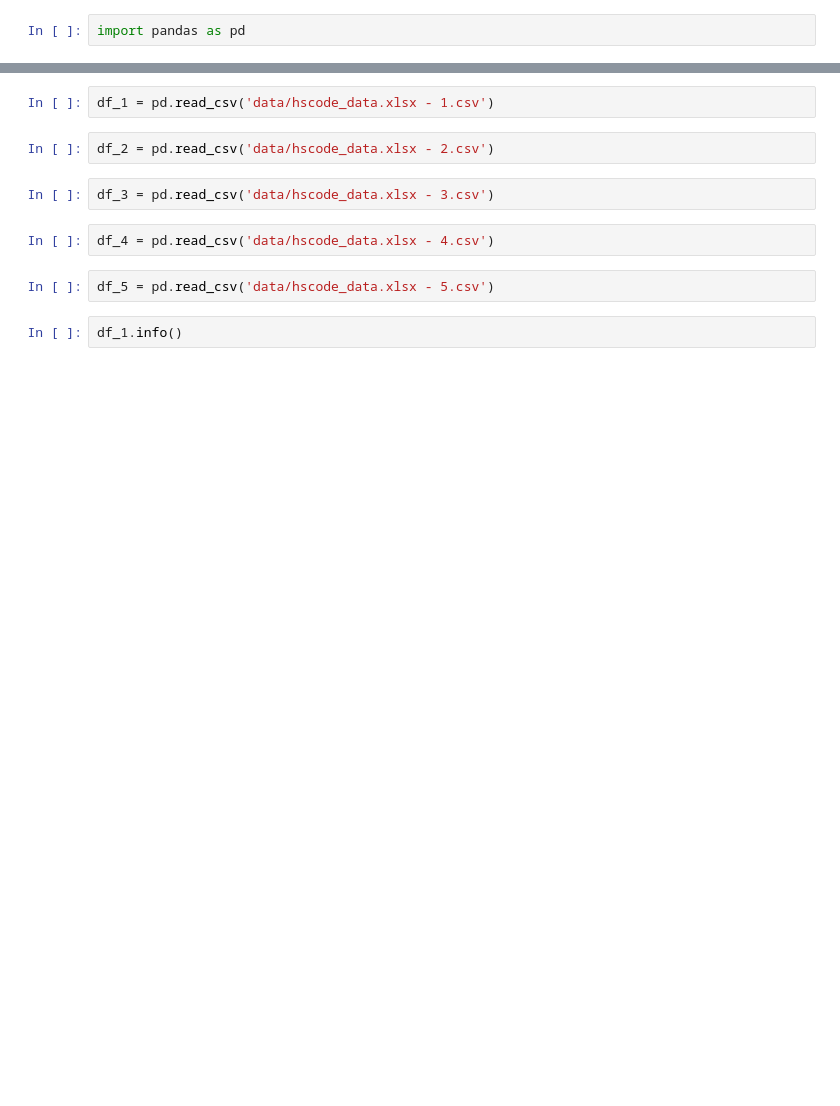
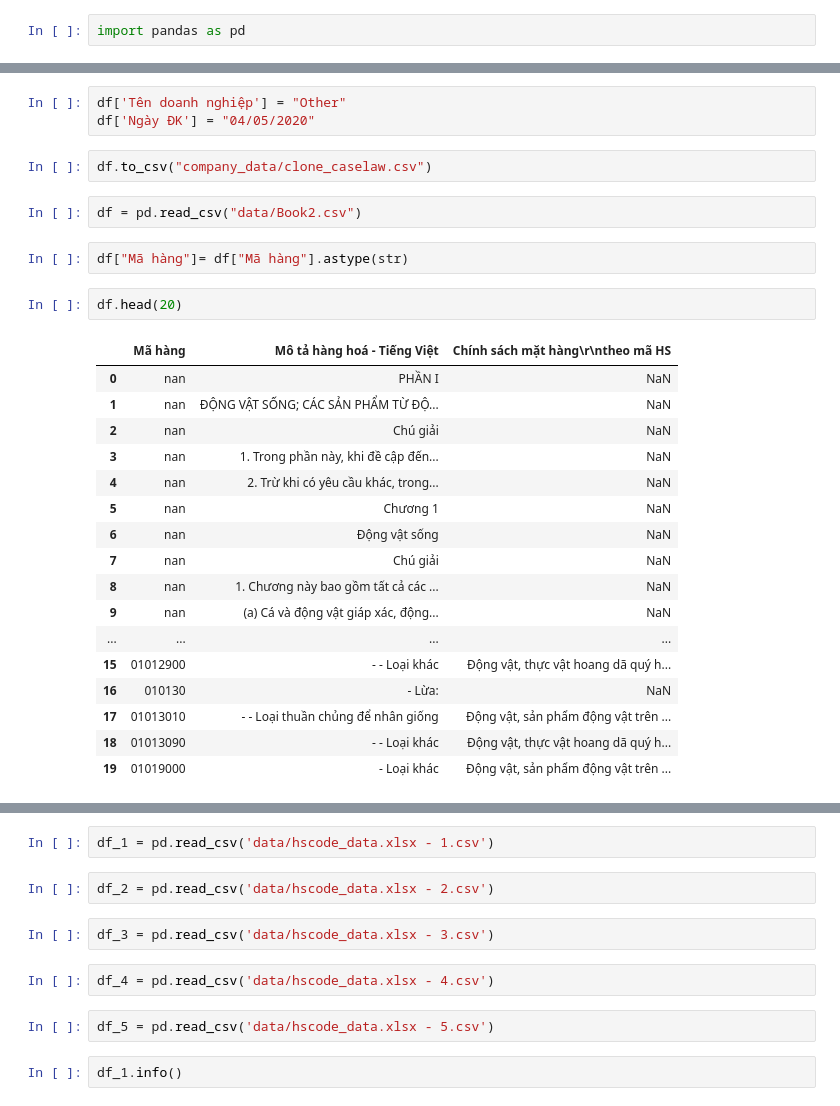
Before and after one commit to Mingg2211/Dasuka, a Jupyter notebook: re.ipynb, the cells around one changed output, grey strips where cells are left out. Cells and saved outputs as stored; diff of their text form; blank space fills up the shorter version.

```diff
--- a/re.ipynb
+++ b/re.ipynb
@@ -2,0 +14,29 @@ import pandas as pd
+# %%
+df['Tên doanh nghiệp'] = "Other"
+df['Ngày ĐK'] = "04/05/2020"
+# %%
+df.to_csv("company_data/clone_caselaw.csv")
+# %%
+df = pd.read_csv("data/Book2.csv")
+# %%
+df["Mã hàng"]= df["Mã hàng"].astype(str)
+# %%
+df.head(20)
+# %% [output]
+|  | Mã hàng | Mô tả hàng hoá - Tiếng Việt | Chính sách mặt hàng\r\ntheo mã HS |
+| 0 | nan | PHẦN I | NaN |
+| 1 | nan | ĐỘNG VẬT SỐNG; CÁC SẢN PHẨM TỪ ĐỘ... | NaN |
+| 2 | nan | Chú giải | NaN |
+| 3 | nan | 1. Trong phần này, khi đề cập đến... | NaN |
+| 4 | nan | 2. Trừ khi có yêu cầu khác, trong... | NaN |
+| 5 | nan | Chương 1 | NaN |
+| 6 | nan | Động vật sống | NaN |
+| 7 | nan | Chú giải | NaN |
+| 8 | nan | 1. Chương này bao gồm tất cả các ... | NaN |
+| 9 | nan | (a) Cá và động vật giáp xác, động... | NaN |
+| ... | ... | ... | ... |
+| 15 | 01012900 | - - Loại khác | Động vật, thực vật hoang dã quý h... |
+| 16 | 010130 | - Lừa: | NaN |
+| 17 | 01013010 | - - Loại thuần chủng để nhân giống | Động vật, sản phẩm động vật trên ... |
+| 18 | 01013090 | - - Loại khác | Động vật, thực vật hoang dã quý h... |
+| 19 | 01019000 | - Loại khác | Động vật, sản phẩm động vật trên ... |
```
Also changed, not shown: parts of 23 cells of this notebook, 34 other files.
